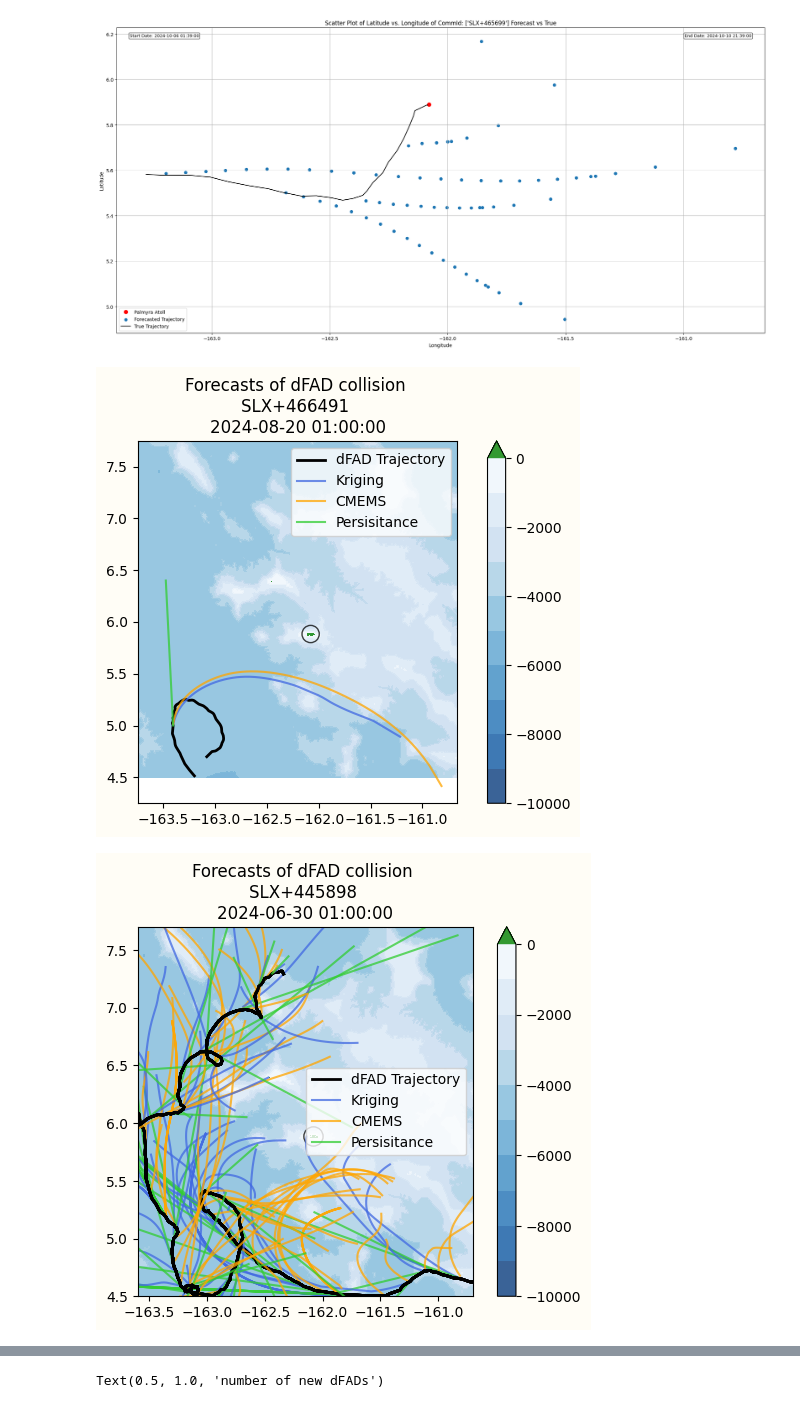
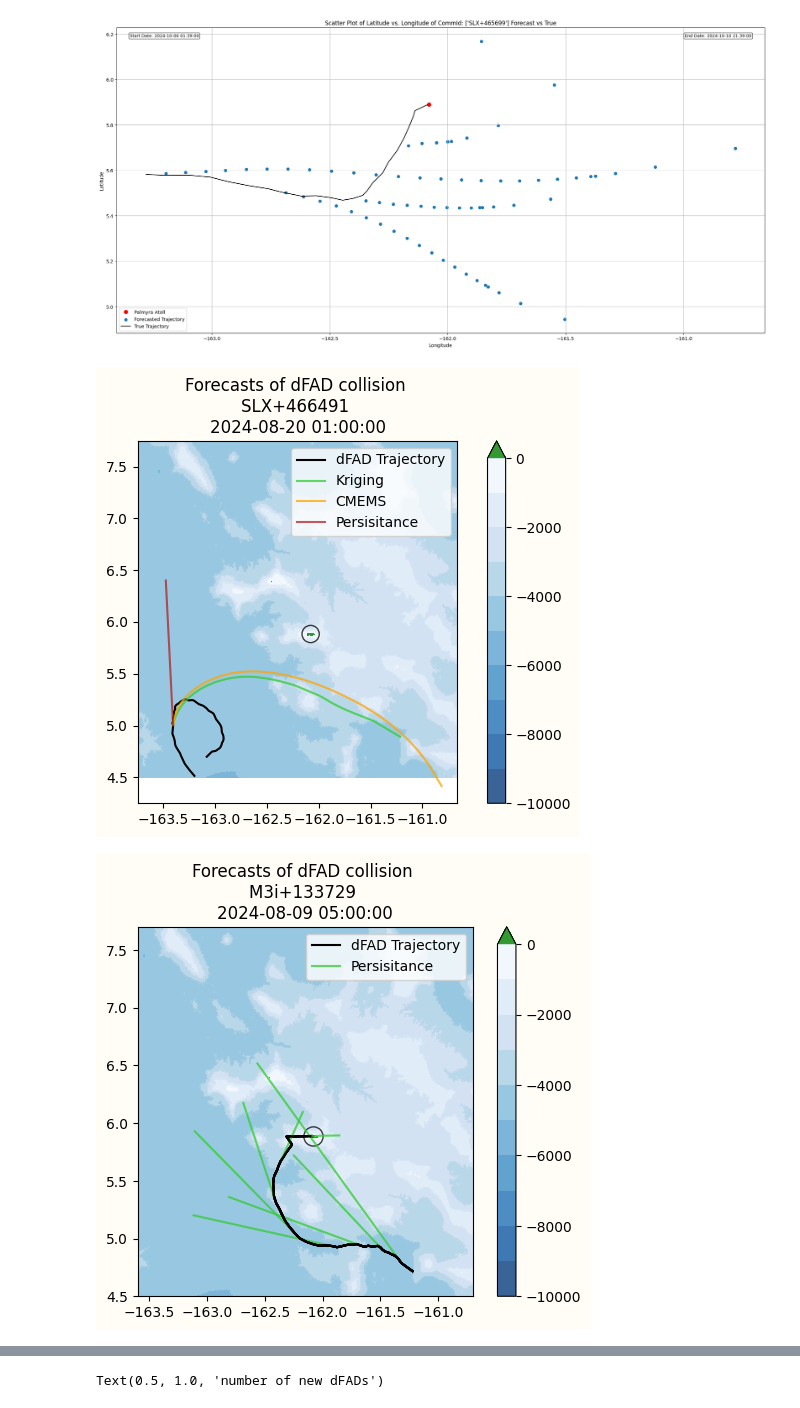
Before and after one commit to Colin-zerfass/fate-core, a Jupyter notebook: Code/Parcels/Output_analyze.ipynb, the cells around one changed output, grey strips where cells are left out. Cells and saved outputs as stored; diff of their text form; code cells hidden in the pictures.

```diff
--- a/Code/Parcels/Output_analyze.ipynb
+++ b/Code/Parcels/Output_analyze.ipynb
@@ -521,8 +532,8 @@ def plot_Forcasts(BuoyID:str, truedata, dsforcast: list,startday: int, labels: l
     truedata = truedata[truedata.DateTime > (starttime - pastTrajectory)]
     ##set x and y lims
     #fig, ax = plt.subplots(figsize = (6,6))
-    ax.plot(truedata.lon_true, truedata.lat_true, label = "dFAD Trajectory", lw= 2, color = "k")
-    colors = ["royalblue", "orange","limegreen"]
+    ax.plot(truedata.lon_true, truedata.lat_true, label = "dFAD Trajectory", lw= 1.5, color = "k")
+    colors = ["limegreen", "orange", "firebrick", "orange","limegreen"]
     ##Get forcast from that starttime
     for i,ds in enumerate(dsforcast):
         ds = ds.query(f"BuoyID == @BuoyID")
@@ -549,26 +560,26 @@ ax = plot_circle_km(ax, radius_km= 0.0833)
 fig.set_facecolor("#FFFDF6")
 fig.tight_layout()
 # %% [output]
-[figure, old version]
+[figure, new version]
 # %%
-buoyID = "SLX+445898"
+buoyID = "M3i+133729" ##Simple one 428427
 Truedata = True_dFAD_data(dFADs, buoyID)
 fig, ax = plt.subplots()
-for i in range(58):
-    fig, ax = plot_Forcasts(buoyID, Truedata, [ds,ds2,ds3], startday = i,
-                            labels = ["Kriging", "CMEMS", "Persisitance"], fig= fig, ax = ax,
-                            pastTrajectory = pd.Timedelta(days = 7))
+for i in range(8):
+    fig, ax = plot_Forcasts(buoyID, Truedata, [ds3], startday = i,
+                            labels = ["Persisitance", "CMEMS","Kriging", "CMEMS", "Persisitance"], fig= fig, ax = ax,
+                            pastTrajectory = pd.Timedelta(days = 7), )
 
 handles, labels = ax.get_legend_handles_labels()
 by_label = dict(zip(labels, handles))
 ax.legend(by_label.values(), by_label.keys())
 fig, ax = Add_bathymetry(fig, ax)
 ax.set_aspect("equal")
 ax = plot_circle_km(ax, radius_km= 0.0833)
 ax = set_palmyra_lims(ax)
 fig.set_facecolor("#FFFDF6")
 # %% [output]
-[figure, old version]
+[figure, new version]
 # %%
 dFADs = distance_from_Palymra(dFADs)
 dFADs = dFADs.sort_values("distance_km")
```
Also changed, not shown: parts of 4 cells of this notebook, 23 other files.
